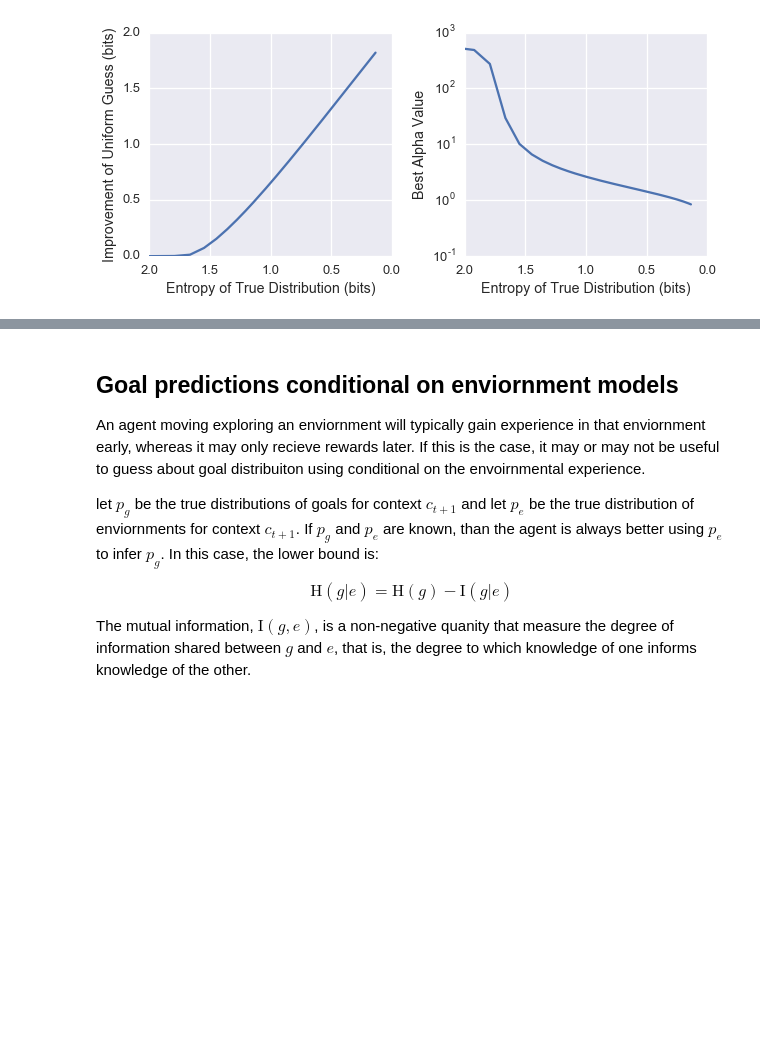
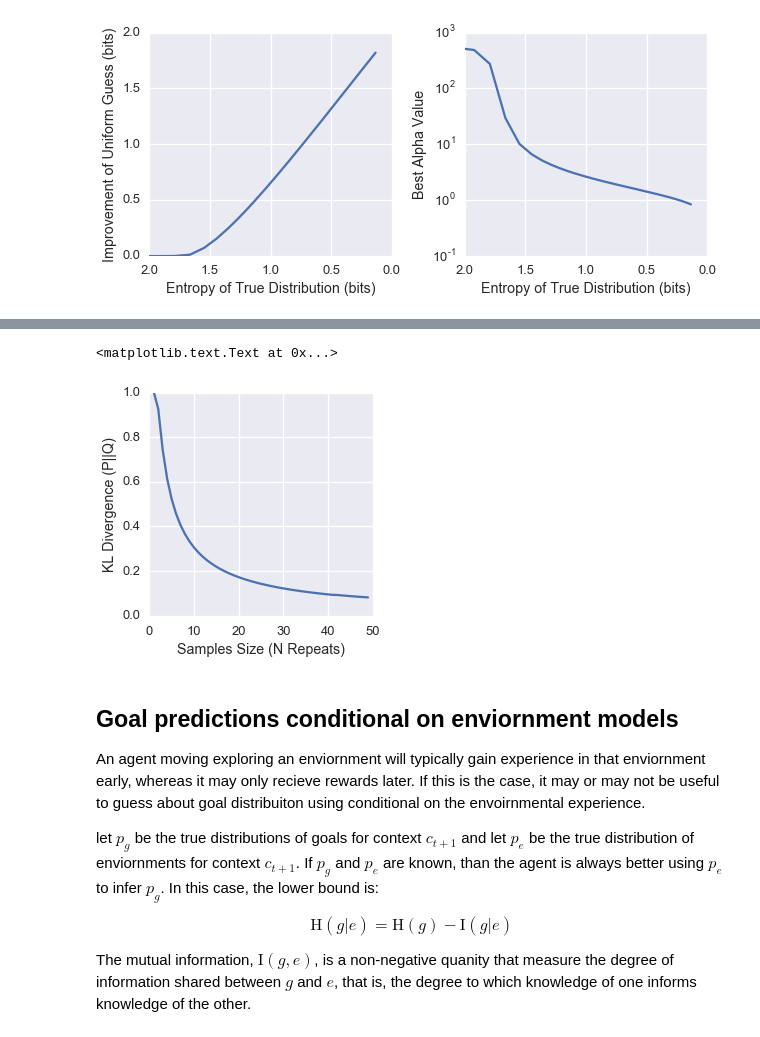
Before and after one commit to nicktfranklin/IndependentClusters, a Jupyter notebook: NormativeAnalysis.ipynb, the cells around one changed output, grey strips where cells are left out. Cells and saved outputs as stored; diff of their text form; code cells hidden in the pictures; blank space fills up the shorter version.

```diff
--- a/NormativeAnalysis.ipynb
+++ b/NormativeAnalysis.ipynb
@@ -187,6 +180,3 @@ plot_evaluate(context_goals)
 # %% [output]
 Entropy H(Goal):           1.15
 [figure]
-# %%
-context_goals = [0] * 15 + [1, 2, 3]
-plot_evaluate(context_goals)
@@ -234,3 +243,45 @@ axes[1].set_ylabel('Best Alpha Value')
+# %%
+#minimize the alpha for each goal sequence
+lowerbound = np.log2(2)
+
+def kl_divergence(context_goals, pmf, alpha=1.0):
+    context_goal_pairs = make_dict(context_goals)
+    crp = CRP(alpha=alpha)
+
+    goal_guesses = 0
+    n_guesses = 0
+    for c, k in context_goal_pairs.iteritems():
+        crp_pmf = crp.predict_goal()
+        goal_guesses += np.log2(pmf[k] / crp_pmf[k])
+        crp.update(c, k)
+        n_guesses += 1
+    return goal_guesses / n_guesses
+
+sample_size = list()
+generalization_benefit = list()
+best_alpha = list()
+for repeats in range(1, 50):
+    context_goals = [0, 1] * repeats
+
+    p = [0.5, 0.5, 0, 0]  # this is the "true" distribution over goals 1-4
+
+    def f0(alpha):
+        return evaluate(context_goals, alpha=alpha)
+    res = minimize(f0, 1.0)
+
+    generalization_benefit.append(kl_divergence(context_goals, p, alpha=res.x))
+    sample_size.append(repeats)
+
+fig = plt.figure(figsize=(4, 4))
+plt.subplots_adjust(wspace=0.3)
+ax = plt.gca()
+ax.plot(sample_size, generalization_benefit)
+ax.set_xlabel('Samples Size (N Repeats)')
+ax.set_ylim(0, 1)
+ax.set_ylabel('KL Divergence (P||Q)')
+# %% [output]
+<matplotlib.text.Text at 0x...>
+[figure, added]
 # %% [markdown]
 ## Goal predictions conditional on enviornment models
 
```
Also changed, not shown: parts of 38 cells of this notebook.
